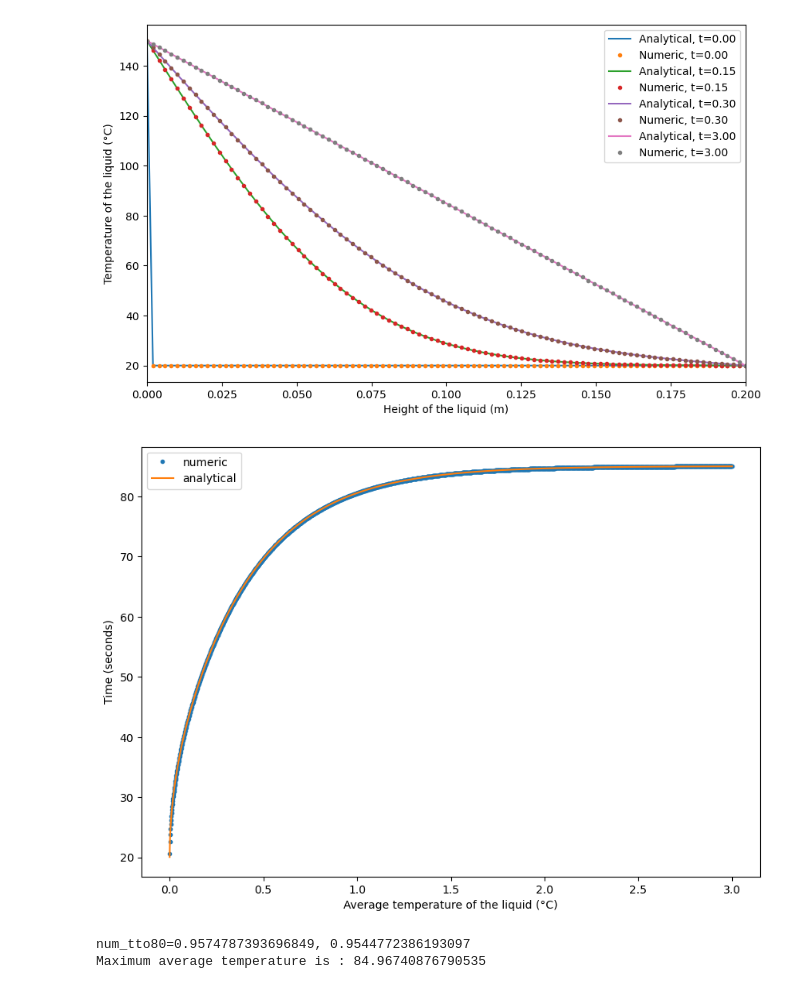
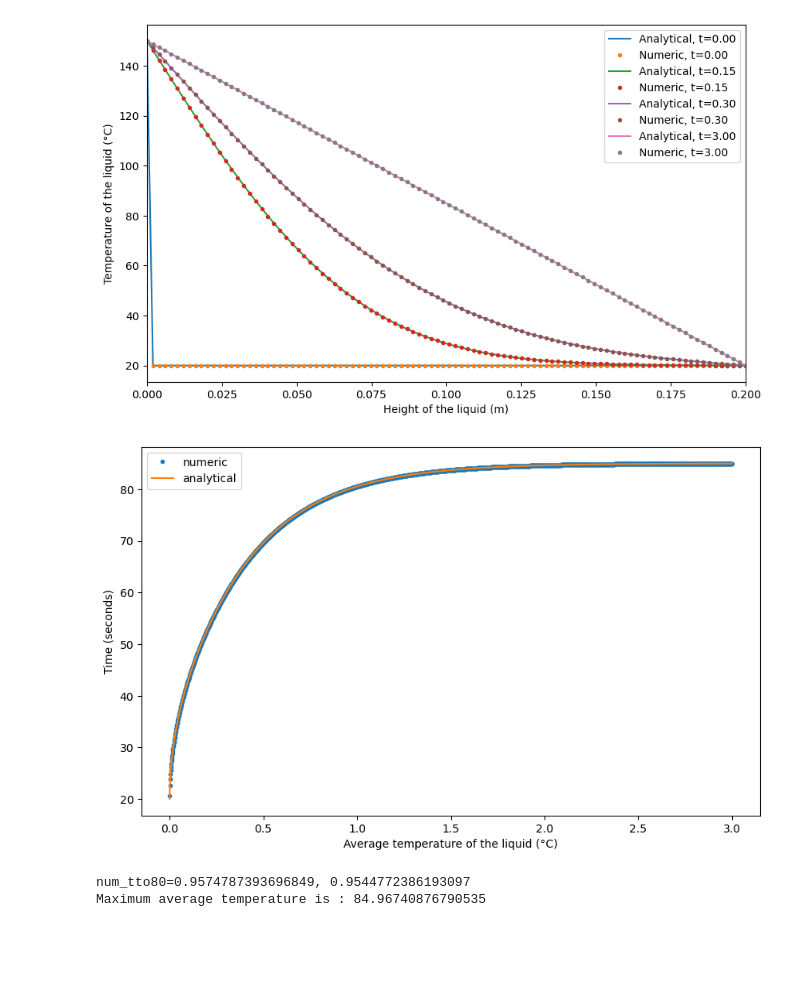
Before and after one commit to markalvaress/Drinks_Cans_IM, a Jupyter notebook: Observations.ipynb, the cells around one changed output. Saved outputs shown, nothing was run; the diff lists cells and outputs as text; code cells hidden in the pictures; blank space fills up the shorter version.

Commit message:
Fixed graph dimensions
Fixed graph dimensions

```diff
--- a/Observations.ipynb
+++ b/Observations.ipynb
@@ -56,19 +56,19 @@ plt.show()
 # %%
 avg_temp_analytic = tpa.create_analytic_avg_temp(b0, bL, L, D)
 avg_temp_numeric = si.create_numeric_avtemp_fn(U, 1/(Nx_points - 1), time_to_index)
 
 t = np.linspace(0, T, Nt_points)
-plt.figure(figsize=(10,7))
+plt.figure(figsize=(10,6))
 plt.plot(t, avg_temp_numeric(t), ".", label = "numeric")
 plt.plot(t, avg_temp_analytic(t), "-", label = "analytical")
 plt.legend()
 plt.xlabel("Average temperature of the liquid (°C)")
 plt.ylabel("Time (seconds)")
 
 plt.savefig("toyint.png", bbox_inches='tight')
 plt.show()
 # %% [output]
-[figure, old version]
+[figure, new version]
 # %%
 num_tto80 = si.time_to_temp(avg_temp_numeric(t), 80, index_to_time)
 analyt_tto80 = si.time_to_temp(avg_temp_analytic(t), 80, index_to_time)
```
